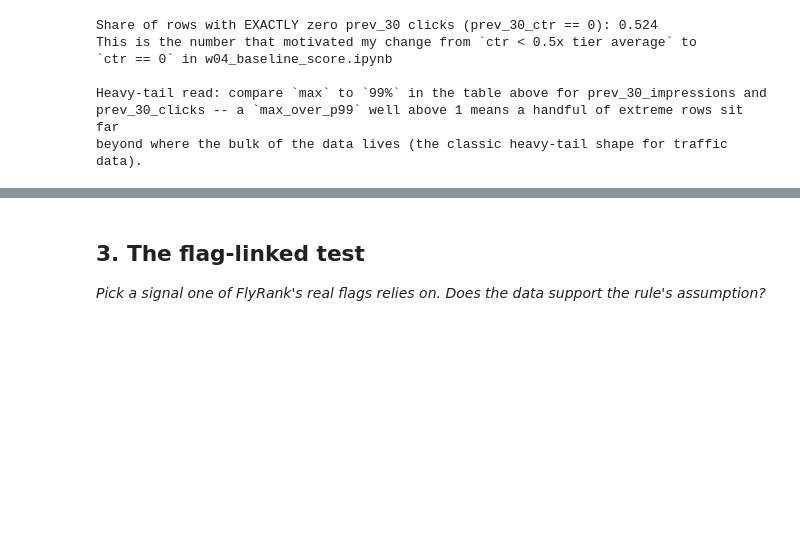
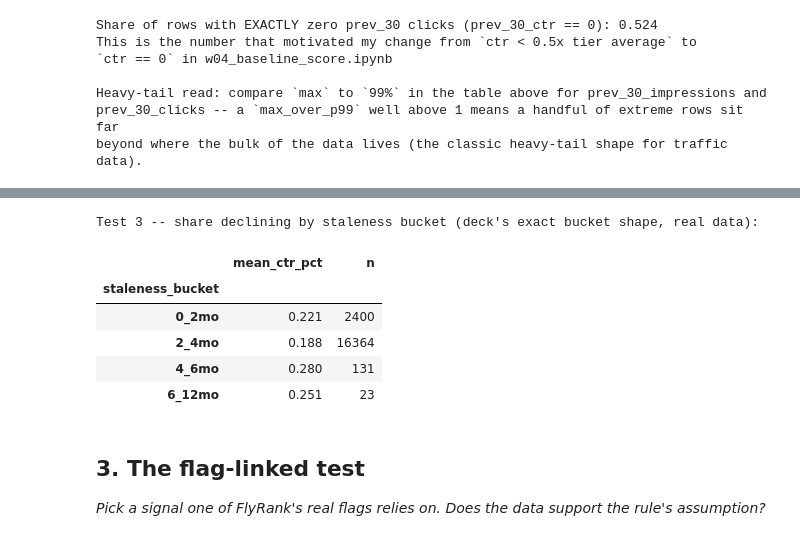
Before and after one commit to vahagngrigoryan2006/flyrank-internship-ml, a Jupyter notebook: work/notebooks/w04_signal_audit.ipynb, the cells around one changed output, grey strips where cells are left out. Cells and saved outputs as stored; diff of their text form; code cells hidden in the pictures; blank space fills up the shorter version.

```diff
--- a/work/notebooks/w04_signal_audit.ipynb
+++ b/work/notebooks/w04_signal_audit.ipynb
@@ -134,3 +197,20 @@ beyond where the bulk of the data lives (the classic heavy-tail shape for traffi
+# %%
+staleness_bins = [0, 60, 120, 180, 365, np.inf]
+staleness_labels = ["0_2mo", "2_4mo", "4_6mo", "6_12mo", "12mo_plus"]
+df["staleness_bucket"] = pd.cut(df["days_since_last_update_at_decision"], bins=staleness_bins, labels=staleness_labels)
+
+test3_table = df.groupby("staleness_bucket", observed=True)["prev_30_ctr"].agg(["mean", "count"]).round(3)
+test3_table.columns = ["mean_ctr_pct", "n"]
+print("Test 3 -- share declining by staleness bucket (deck's exact bucket shape, real data):")
+test3_table
+# %% [output]
+Test 3 -- share declining by staleness bucket (deck's exact bucket shape, real data):
+|  | mean_ctr_pct | n |
+| staleness_bucket |  |  |
+| 0_2mo | 0.221 | 2400 |
+| 2_4mo | 0.188 | 16364 |
+| 4_6mo | 0.280 | 131 |
+| 6_12mo | 0.251 | 23 |
 # %% [markdown]
 ## 3. The flag-linked test
 
```
Also changed, not shown: parts of 7 cells of this notebook.
